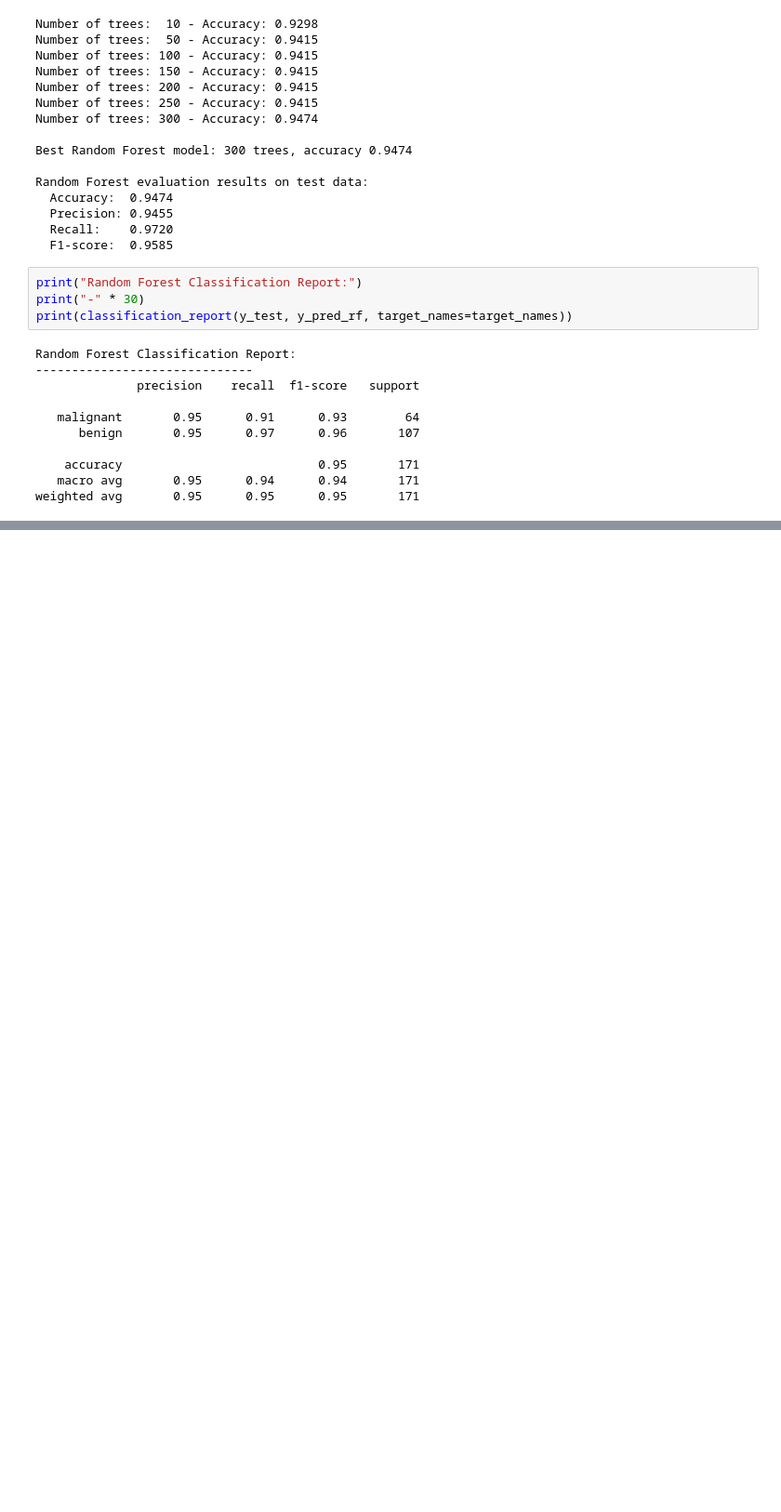
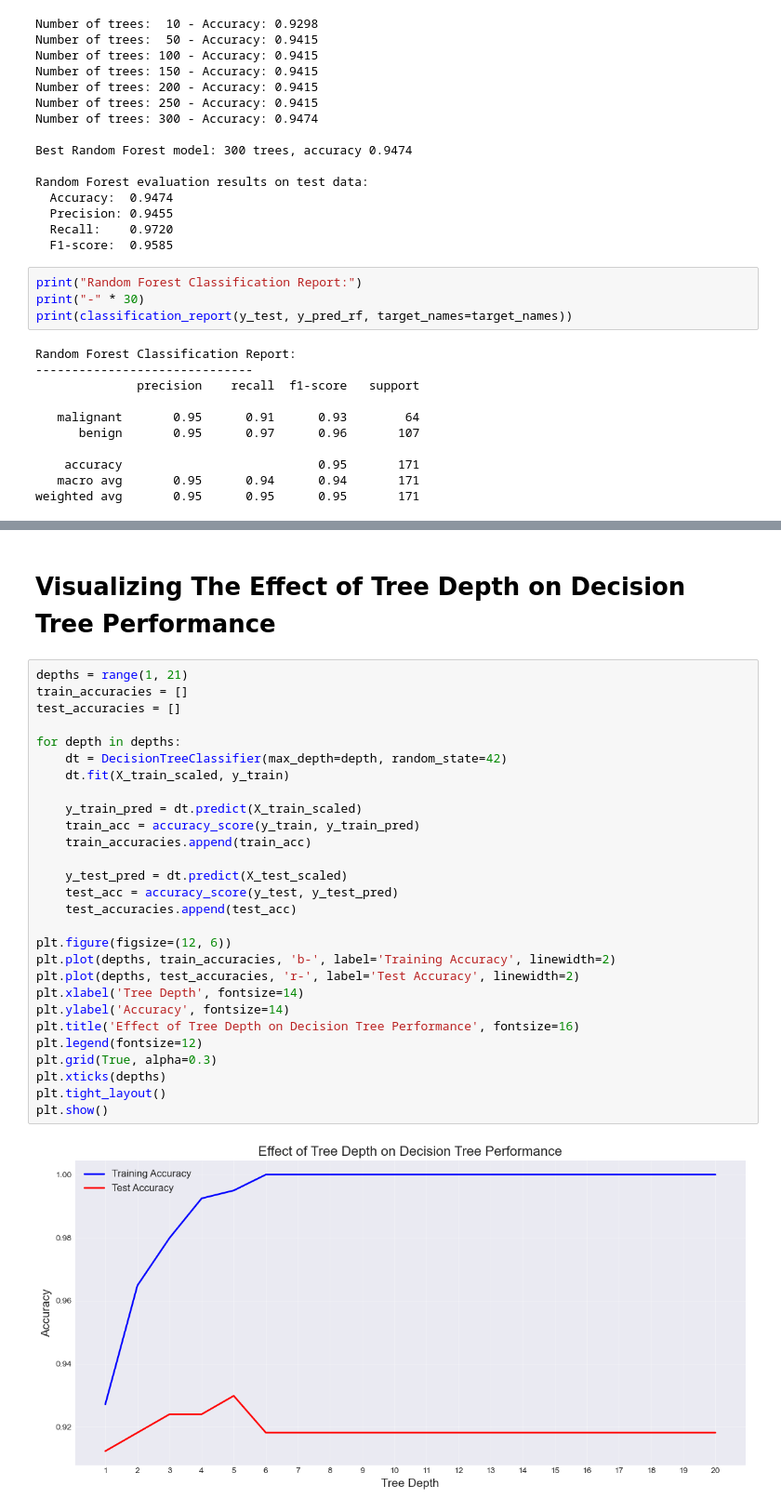
Before and after one commit to SobhanEyvazipoor/Homework-3, a Jupyter notebook: Exercise_1.ipynb, the cells around one changed output, grey strips where cells are left out. Shown at 93% size. Drawn from its saved outputs; the diff is of its cells as text; blank space fills up the shorter version.

```diff
--- a/Exercise_1.ipynb
+++ b/Exercise_1.ipynb
@@ -263,0 +522,32 @@ weighted avg       0.95      0.95      0.95       171
+# %% [markdown]
+# Visualizing The Effect of Tree Depth on Decision Tree Performance
+# %%
+depths = range(1, 21)
+train_accuracies = []
+test_accuracies = []
+
+for depth in depths:
+    dt = DecisionTreeClassifier(max_depth=depth, random_state=42)
+    dt.fit(X_train_scaled, y_train)
+
+    y_train_pred = dt.predict(X_train_scaled)
+    train_acc = accuracy_score(y_train, y_train_pred)
+    train_accuracies.append(train_acc)
+
+    y_test_pred = dt.predict(X_test_scaled)
+    test_acc = accuracy_score(y_test, y_test_pred)
+    test_accuracies.append(test_acc)
+
+plt.figure(figsize=(12, 6))
+plt.plot(depths, train_accuracies, 'b-', label='Training Accuracy', linewidth=2)
+plt.plot(depths, test_accuracies, 'r-', label='Test Accuracy', linewidth=2)
+plt.xlabel('Tree Depth', fontsize=14)
+plt.ylabel('Accuracy', fontsize=14)
+plt.title('Effect of Tree Depth on Decision Tree Performance', fontsize=16)
+plt.legend(fontsize=12)
+plt.grid(True, alpha=0.3)
+plt.xticks(depths)
+plt.tight_layout()
+plt.show()
+# %% [output]
+[figure, added]
```
Also changed, not shown: parts of 15 cells of this notebook.
